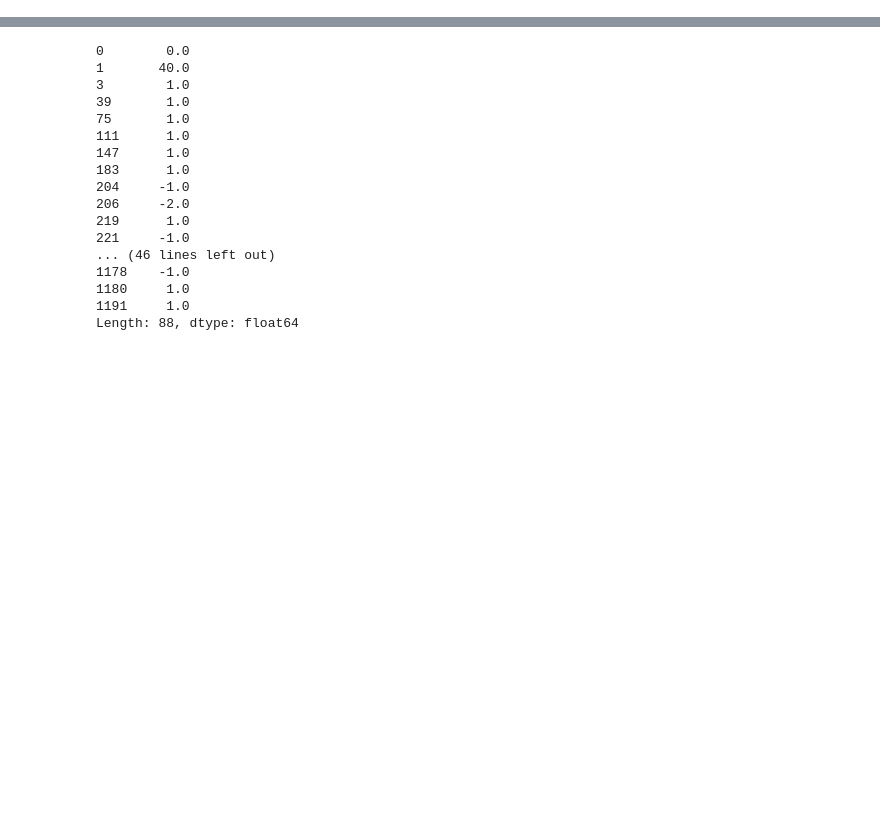
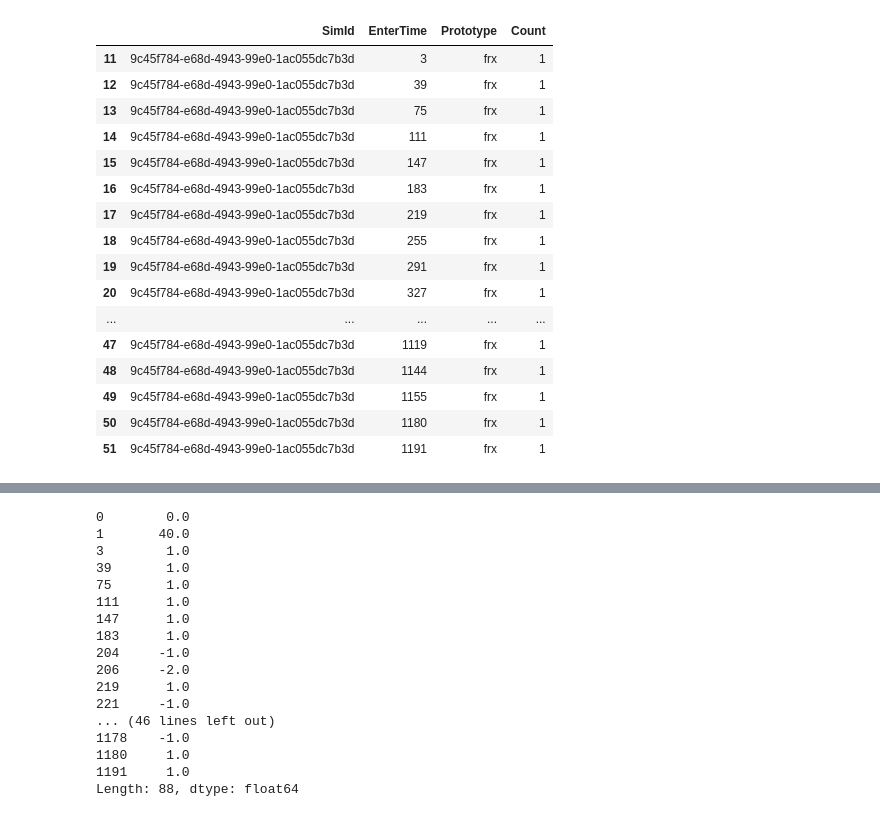
Before and after one commit to yarden-livnat/ipyregulus, a Jupyter notebook: notebooks/Untitled3.ipynb, the cells around one changed output, grey strips where cells are left out. Cells and saved outputs as stored; diff of their text form; code cells hidden in the pictures; blank space fills up the shorter version.

```diff
--- a/notebooks/Untitled3.ipynb
+++ b/notebooks/Untitled3.ipynb
@@ -29,6 +29,26 @@ lwr_d = ld['lwr']
 lwr = lwr_c.sub(lwr_d, fill_value=0)
 # %%
 lc1 = comm[comm['Prototype']=='lwr'].pivot('EnterTime', 'Prototype')['Count']
+# %%
+comm[comm['Prototype']=='frx']
+# %% [output]
+|  | SimId | EnterTime | Prototype | Count |
+| 11 | 9c45f784-e68d-4943-99e0-1ac055dc7b3d | 3 | frx | 1 |
+| 12 | 9c45f784-e68d-4943-99e0-1ac055dc7b3d | 39 | frx | 1 |
+| 13 | 9c45f784-e68d-4943-99e0-1ac055dc7b3d | 75 | frx | 1 |
+| 14 | 9c45f784-e68d-4943-99e0-1ac055dc7b3d | 111 | frx | 1 |
+| 15 | 9c45f784-e68d-4943-99e0-1ac055dc7b3d | 147 | frx | 1 |
+| 16 | 9c45f784-e68d-4943-99e0-1ac055dc7b3d | 183 | frx | 1 |
+| 17 | 9c45f784-e68d-4943-99e0-1ac055dc7b3d | 219 | frx | 1 |
+| 18 | 9c45f784-e68d-4943-99e0-1ac055dc7b3d | 255 | frx | 1 |
+| 19 | 9c45f784-e68d-4943-99e0-1ac055dc7b3d | 291 | frx | 1 |
+| 20 | 9c45f784-e68d-4943-99e0-1ac055dc7b3d | 327 | frx | 1 |
+| ... | ... | ... | ... | ... |
+| 47 | 9c45f784-e68d-4943-99e0-1ac055dc7b3d | 1119 | frx | 1 |
+| 48 | 9c45f784-e68d-4943-99e0-1ac055dc7b3d | 1144 | frx | 1 |
+| 49 | 9c45f784-e68d-4943-99e0-1ac055dc7b3d | 1155 | frx | 1 |
+| 50 | 9c45f784-e68d-4943-99e0-1ac055dc7b3d | 1180 | frx | 1 |
+| 51 | 9c45f784-e68d-4943-99e0-1ac055dc7b3d | 1191 | frx | 1 |
 # %%
 def q(table, col, value, time='Time'):
     return evaler.eval(table).pivot(time, col)[value]
```
Also changed, not shown: parts of 5 cells of this notebook, 5 other files.
